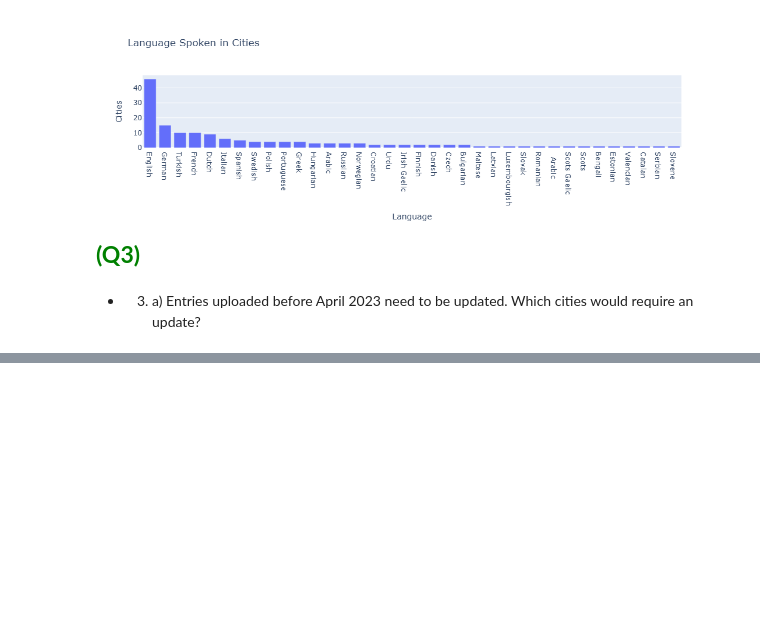
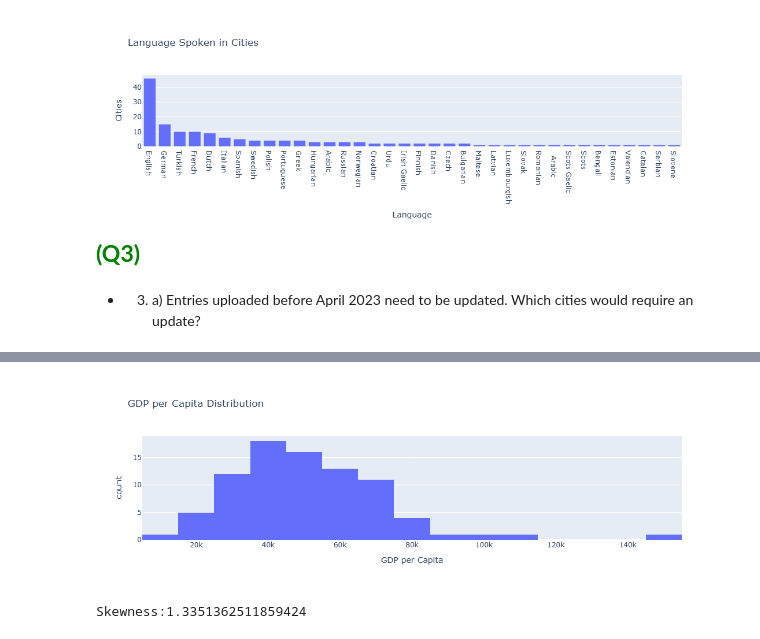
Before and after one commit to saifhoque15-netizen/where-should-I-live, a Jupyter notebook: Group22_PDS_2526.ipynb, the cells around one changed output, grey strips where cells are left out. Cells and saved outputs as stored; diff of their text form; code cells hidden in the pictures; blank space fills up the shorter version.

Commit message:
ANSWERED Q3 & Q4

```diff
--- a/Group22_PDS_2526.ipynb
+++ b/Group22_PDS_2526.ipynb
@@ -658,3 +657,13 @@ Name: count, dtype: int64
 # %% [markdown]
 - 3. a) Entries uploaded before April 2023 need to be updated. Which cities would
             require an update?
+# %%
+from datetime import datetime
+df_final['Last Data Update'] = pd.to_datetime(df_final['Last Data Update'])
+threshold_date = pd.to_datetime("2023-04-01")
+cities_need_update = df_with_dates[df_with_dates['Last Data Update'] < threshold_date][
+    ['City_Name', 'Country', 'Last Data Update']
+]
+print('Answer:')
+print("Cities needing update (before 2023-04-01):")
+cities_need_update
@@ -660,0 +683,12 @@ Name: count, dtype: int64
+# %%
+today = pd.Timestamp.now().normalize()
+df_final['Days since update'] = (today - df_final['Last Data Update']).dt.days
+
+df_final[['City_Name', 'Country', 'Last Data Update', 'Days since update']].sort_values('Days since update', ascending=False).head(10)
+
+min_days = int(df_final['Days since update'].min())
+print('Answer:')
+print(f"The last update was made : {min_days} days before")
+
+most_recent_row = df_final.loc[df_final['Last Data Update'].idxmax()]
+print("The last update occurred on:", most_recent_row['Last Data Update'].date())
@@ -660,0 +749,13 @@ Name: count, dtype: int64
+# %%
+fig = px.histogram(
+    df_final,
+    x="GDP per Capita",
+    title="GDP per Capita Distribution"
+)
+
+fig.show()
+Skewness=df_final['GDP per Capita'].skew()
+print(f'Skewness:{Skewness}')
+# %% [output]
+[figure, added]
+Skewness:1.3351362511859424
```
Also changed, not shown: parts of 21 cells of this notebook.
